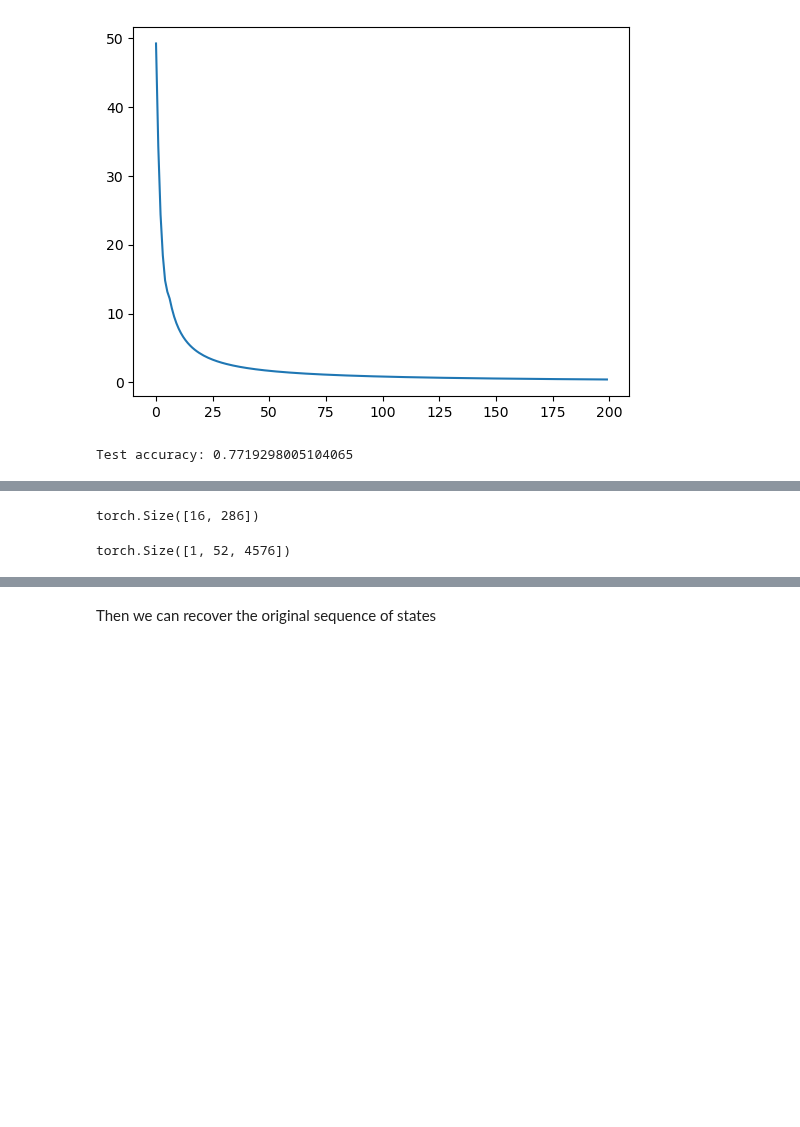
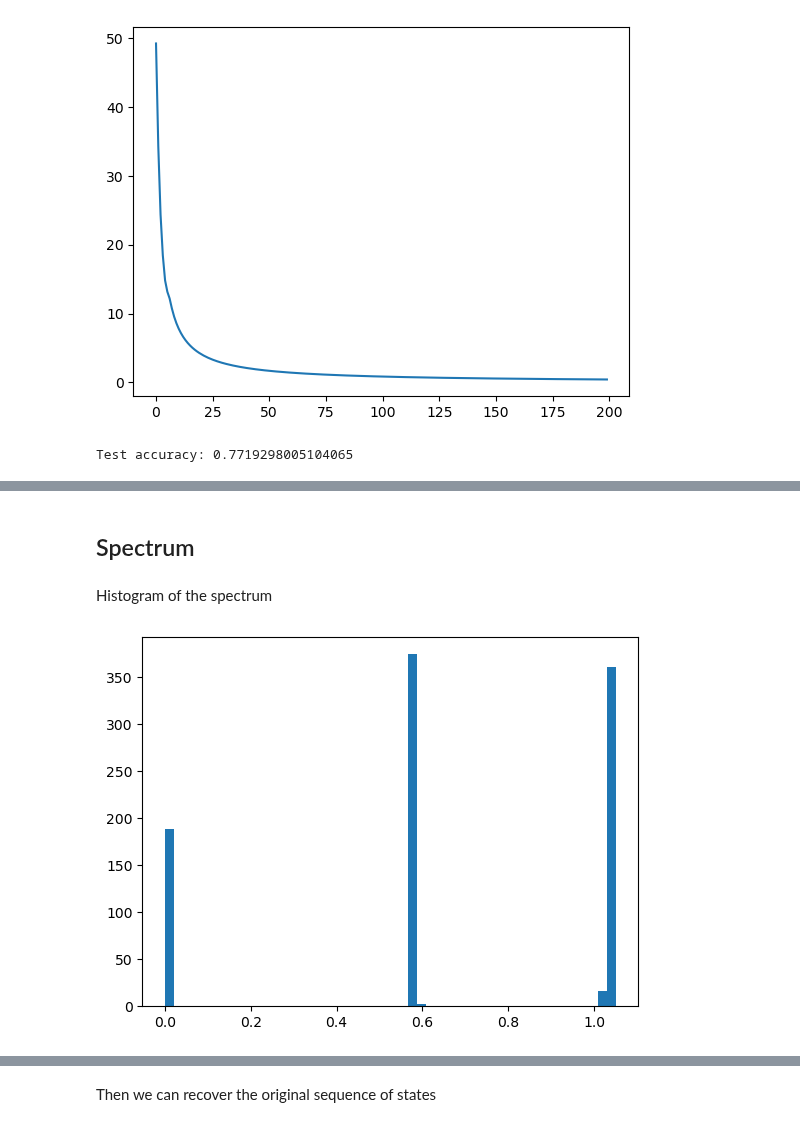
Before and after one commit to NGMLGroup/Koopman-TGNN-Interpretability, a Jupyter notebook: GraphESN_DMD.ipynb, the cells around one changed output, grey strips where cells are left out. Saved outputs shown, nothing was run; the diff lists cells and outputs as text; code cells hidden in the pictures; blank space fills up the shorter version.

```diff
--- a/GraphESN_DMD.ipynb
+++ b/GraphESN_DMD.ipynb
@@ -292,4 +333,0 @@ No artists with labels found to put in legend.  Note that artists whose label st
-# %%
-model.states[0].shape
-# %% [output]
-torch.Size([16, 286])
@@ -300,4 +334,29 @@ H = H.unsqueeze(dim=0) # add batch dim
-# %%
-H.shape
-# %% [output]
-torch.Size([1, 52, 4576])
+# %% [markdown]
+## Spectrum
+# %% [markdown]
+Histogram of the spectrum
+# %%
+eigens, abs_eigens = [], []
+
+for g in dataset:
+    _ = model(g['x'], g['edge_index'])
+    state = model.states
+    state = torch.stack(state[1:], dim=1)
+    state = torch.cat([state[k,:5,:] for k in range(state.shape[0])], dim=-1)
+    state = state.unsqueeze(dim=0) # add batch dim
+
+    # compute Koopman operator
+    kann_ = KANN(state.cpu(), k=dim_red, emb=method) # serve perché hanno dimensioni diverse (nodi diversi)
+                                                        # k <= steps
+    C = kann_.compute_KOP()
+    D, _ = np.linalg.eig(C)
+    eigens.append(D)
+    abs_eigens.append(np.absolute(D))
+
+eigens = np.concatenate(eigens)
+abs_eigens = np.concatenate(abs_eigens)
+# %%
+plt.hist(abs_eigens, bins=50)
+plt.show()
+# %% [output]
+[figure, added]
```
Also changed, not shown: parts of 58 cells of this notebook.
